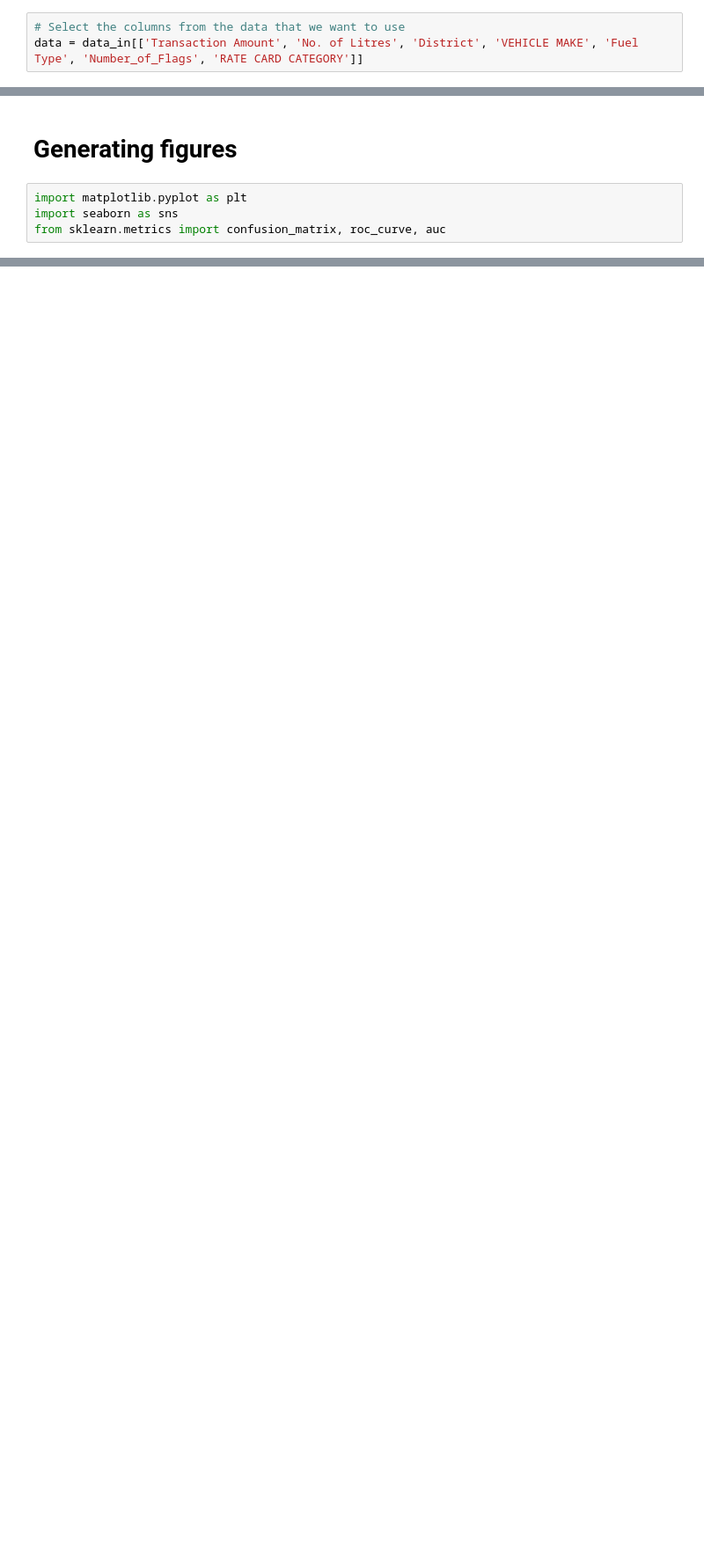
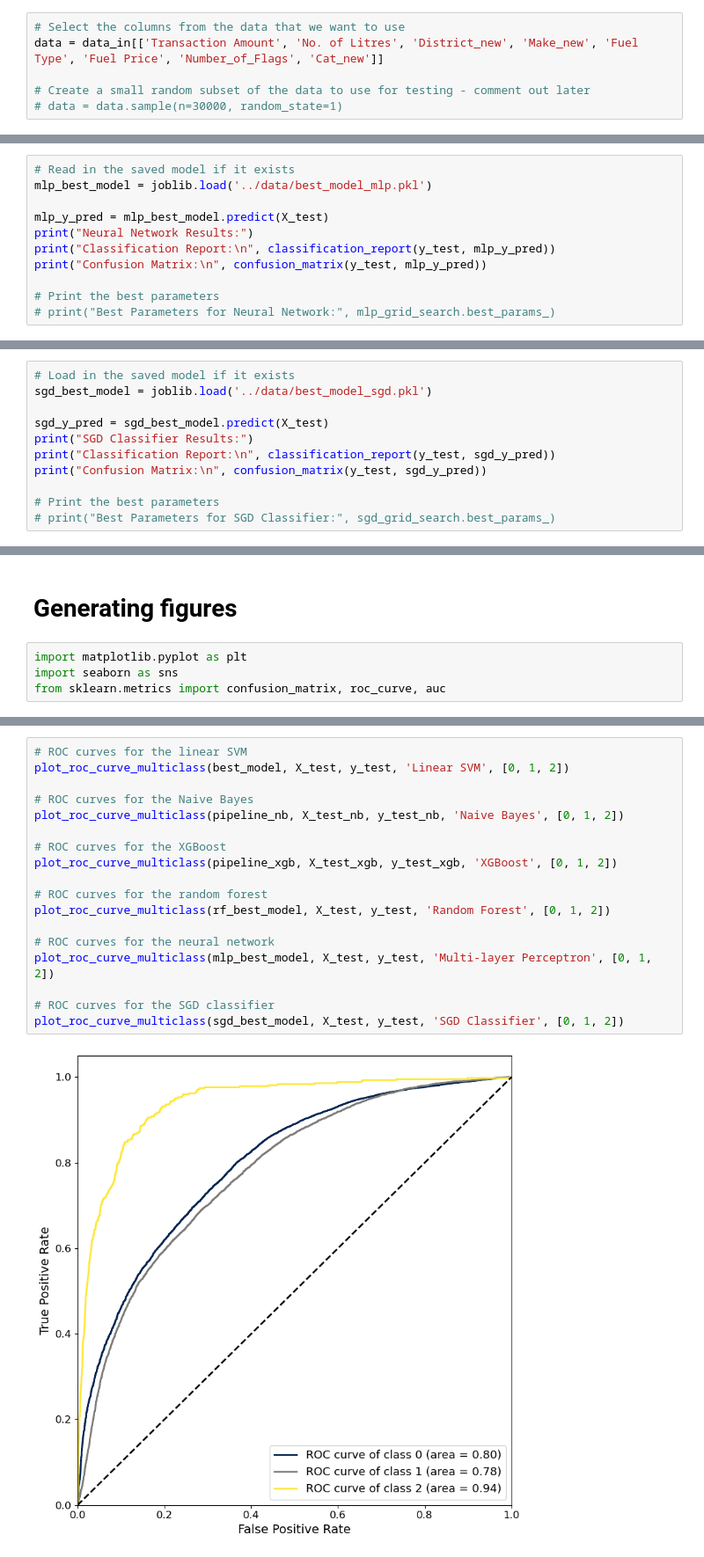
Before and after one commit to Jared-T/masters-dissertation, a Jupyter notebook: notebooks/Predictive Models.ipynb, the cells around one changed output, grey strips where cells are left out. Shown at 88% size. Cells and saved outputs as stored; diff of their text form; blank space fills up the shorter version.

```diff
--- a/notebooks/Predictive Models.ipynb
+++ b/notebooks/Predictive Models.ipynb
@@ -33,4 +191,7 @@ Name: count, dtype: int64
 # Create the train and test sets
 # %%
 # Select the columns from the data that we want to use
-data = data_in[['Transaction Amount', 'No. of Litres', 'District', 'VEHICLE MAKE', 'Fuel Type', 'Number_of_Flags', 'RATE CARD CATEGORY']]
+data = data_in[['Transaction Amount', 'No. of Litres', 'District_new', 'Make_new', 'Fuel Type', 'Fuel Price', 'Number_of_Flags', 'Cat_new']]
+
+# Create a small random subset of the data to use for testing - comment out later
+# data = data.sample(n=30000, random_state=1)
@@ -262,0 +578,11 @@ Confusion Matrix for XGBoost:
+# %%
+# Read in the saved model if it exists
+mlp_best_model = joblib.load('../data/best_model_mlp.pkl')
+
+mlp_y_pred = mlp_best_model.predict(X_test)
+print("Neural Network Results:")
+print("Classification Report:\n", classification_report(y_test, mlp_y_pred))
+print("Confusion Matrix:\n", confusion_matrix(y_test, mlp_y_pred))
+
+# Print the best parameters
+# print("Best Parameters for Neural Network:", mlp_grid_search.best_params_)
@@ -262,0 +648,11 @@ Confusion Matrix for XGBoost:
+# %%
+# Load in the saved model if it exists
+sgd_best_model = joblib.load('../data/best_model_sgd.pkl')
+
+sgd_y_pred = sgd_best_model.predict(X_test)
+print("SGD Classifier Results:")
+print("Classification Report:\n", classification_report(y_test, sgd_y_pred))
+print("Confusion Matrix:\n", confusion_matrix(y_test, sgd_y_pred))
+
+# Print the best parameters
+# print("Best Parameters for SGD Classifier:", sgd_grid_search.best_params_)
@@ -295,0 +754,20 @@ def plot_confusion_matrix(y_true, y_pred, model_name, dpi=300):
+# %%
+# ROC curves for the linear SVM
+plot_roc_curve_multiclass(best_model, X_test, y_test, 'Linear SVM', [0, 1, 2])
+
+# ROC curves for the Naive Bayes
+plot_roc_curve_multiclass(pipeline_nb, X_test_nb, y_test_nb, 'Naive Bayes', [0, 1, 2])
+
+# ROC curves for the XGBoost
+plot_roc_curve_multiclass(pipeline_xgb, X_test_xgb, y_test_xgb, 'XGBoost', [0, 1, 2])
+
+# ROC curves for the random forest
+plot_roc_curve_multiclass(rf_best_model, X_test, y_test, 'Random Forest', [0, 1, 2])
+
+# ROC curves for the neural network
+plot_roc_curve_multiclass(mlp_best_model, X_test, y_test, 'Multi-layer Perceptron', [0, 1, 2])
+
+# ROC curves for the SGD classifier
+plot_roc_curve_multiclass(sgd_best_model, X_test, y_test, 'SGD Classifier', [0, 1, 2])
+# %% [output]
+[figure, added]
```
Also changed, not shown: parts of 41 cells of this notebook, 5 other files.
